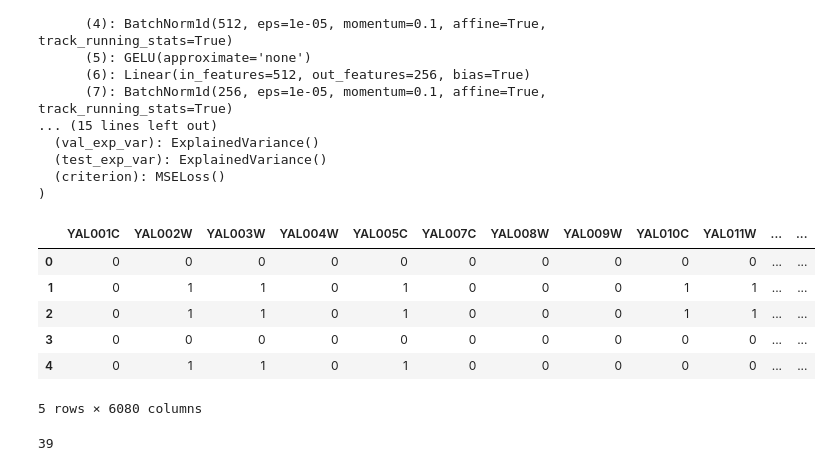
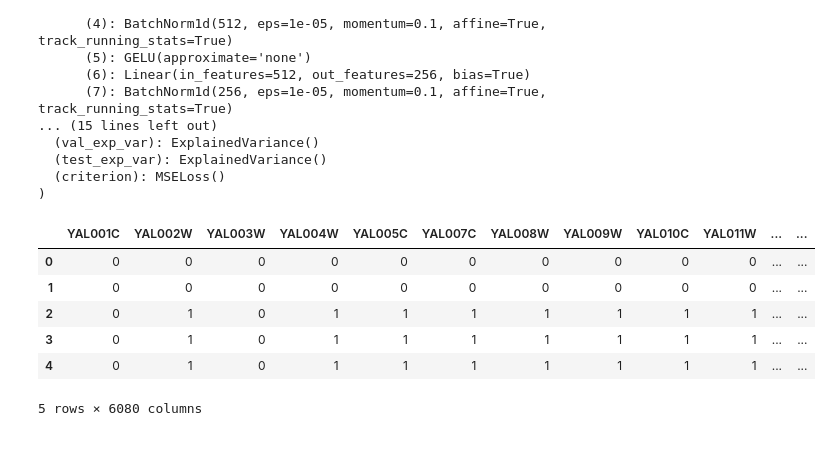
Before and after one commit to Rajeeva-IITM/yeast_growth_pred, a Jupyter notebook: eval_model.ipynb, the cells around one changed output. Saved outputs shown, nothing was run; the diff lists cells and outputs as text; code cells hidden in the pictures.

```diff
--- a/eval_model.ipynb
+++ b/eval_model.ipynb
@@ -36,22 +38,18 @@ Netlightning(
 )
 # %%
 train = "Bloom2013"
-test = "Bloom2013"
-filename="../data/regression_data/bloom2013_regression.feather"
+test = "Bloom2015"
+filename="../data/regression_data/bloom2015_regression.feather"
 # %%
-test_data = pd.read_feather(filename)
-test_data.drop(columns=["Strain"], inplace=True)
-variation_columns = [col for col in test_data.columns if col.startswith("Y")]
-test_data.head()
+data = pd.read_feather(filename)
+data.drop(columns=["Strain"], inplace=True)
+variation_columns = [col for col in data.columns if col.startswith("Y")]
+data.head()
 # %% [output]
 |  | YAL001C | YAL002W | YAL003W | YAL004W | YAL005C | YAL007C | YAL008W | YAL009W | YAL010C | YAL011W | ... | ... |
 | 0 | 0 | 0 | 0 | 0 | 0 | 0 | 0 | 0 | 0 | 0 | ... | ... |
-| 1 | 0 | 1 | 1 | 0 | 1 | 0 | 0 | 0 | 1 | 1 | ... | ... |
-| 2 | 0 | 1 | 1 | 0 | 1 | 0 | 0 | 0 | 1 | 1 | ... | ... |
-| 3 | 0 | 0 | 0 | 0 | 0 | 0 | 0 | 0 | 0 | 0 | ... | ... |
-| 4 | 0 | 1 | 1 | 0 | 1 | 0 | 0 | 0 | 0 | 0 | ... | ... |
+| 1 | 0 | 0 | 0 | 0 | 0 | 0 | 0 | 0 | 0 | 0 | ... | ... |
+| 2 | 0 | 1 | 0 | 1 | 1 | 1 | 1 | 1 | 1 | 1 | ... | ... |
+| 3 | 0 | 1 | 0 | 1 | 1 | 1 | 1 | 1 | 1 | 1 | ... | ... |
+| 4 | 0 | 1 | 0 | 1 | 1 | 1 | 1 | 1 | 1 | 1 | ... | ... |
 5 rows × 6080 columns
-# %%
-test_data.Condition.unique().size
-# %% [output]
-39
```
Also changed, not shown: parts of 8 cells of this notebook, 1 other file.
